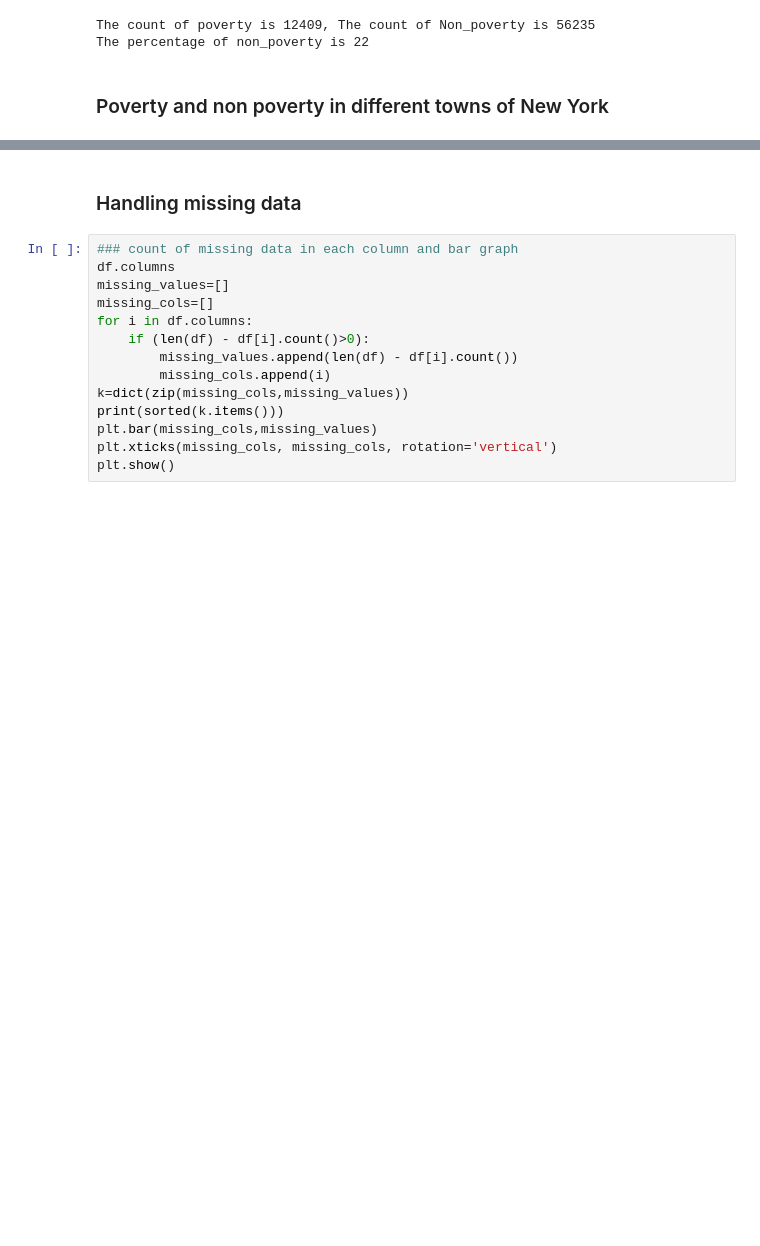
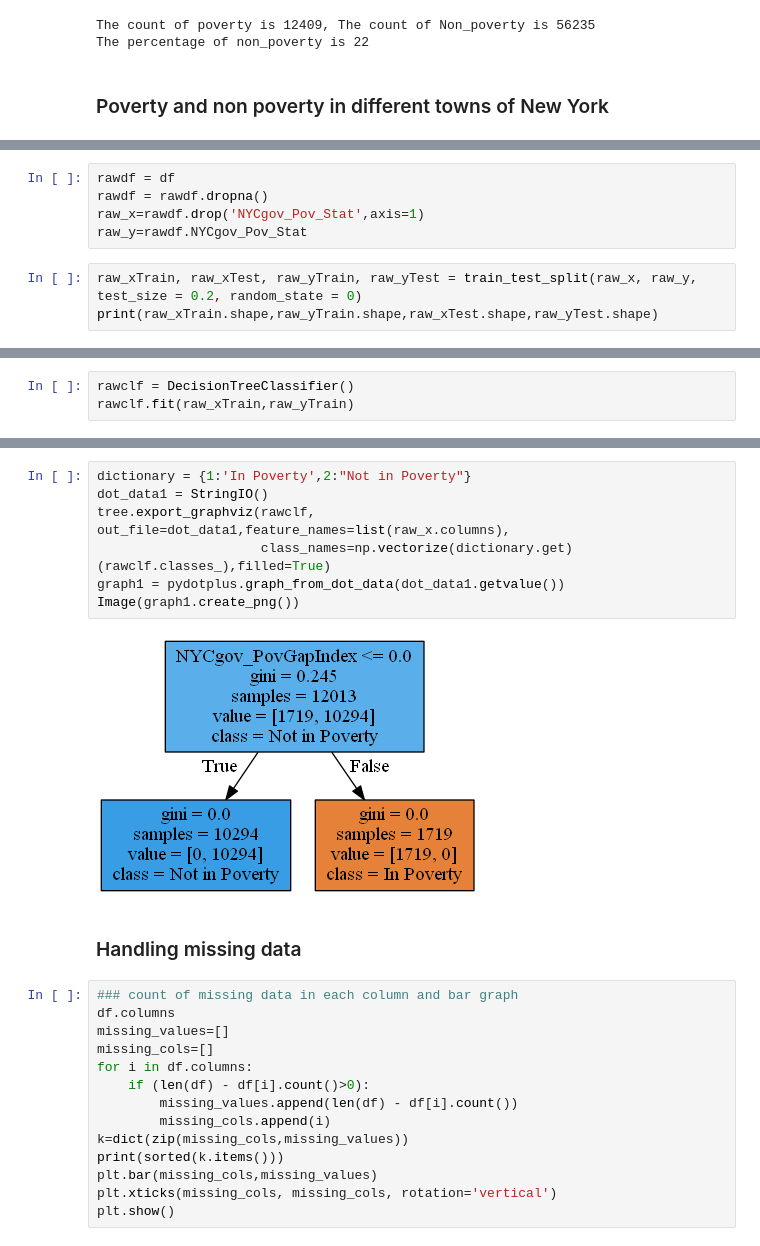
Before and after one commit to abhisheknimmakayala/Data-Mining-Project, a Jupyter notebook: Code/Project Poverty.ipynb, the cells around one changed output, grey strips where cells are left out. Drawn from its saved outputs; the diff is of its cells as text; blank space fills up the shorter version.

```diff
--- a/Code/Project Poverty.ipynb
+++ b/Code/Project Poverty.ipynb
@@ -101,0 +129,8 @@ print(town_dict)
+# %%
+rawdf = df
+rawdf = rawdf.dropna()
+raw_x=rawdf.drop('NYCgov_Pov_Stat',axis=1)
+raw_y=rawdf.NYCgov_Pov_Stat
+# %%
+raw_xTrain, raw_xTest, raw_yTrain, raw_yTest = train_test_split(raw_x, raw_y, test_size = 0.2, random_state = 0)
+print(raw_xTrain.shape,raw_yTrain.shape,raw_xTest.shape,raw_yTest.shape)
@@ -101,0 +139,3 @@ print(town_dict)
+# %%
+rawclf = DecisionTreeClassifier()
+rawclf.fit(raw_xTrain,raw_yTrain)
@@ -102,3 +156,12 @@ print(town_dict)
+# %%
+dictionary = {1:'In Poverty',2:"Not in Poverty"}
+dot_data1 = StringIO()
+tree.export_graphviz(rawclf, out_file=dot_data1,feature_names=list(raw_x.columns),
+                     class_names=np.vectorize(dictionary.get)(rawclf.classes_),filled=True)
+graph1 = pydotplus.graph_from_dot_data(dot_data1.getvalue())
+Image(graph1.create_png())
+# %% [output]
+[figure, added]
 # %% [markdown]
 ### Handling missing data
 # %%
```
Also changed, not shown: parts of 36 cells of this notebook.
